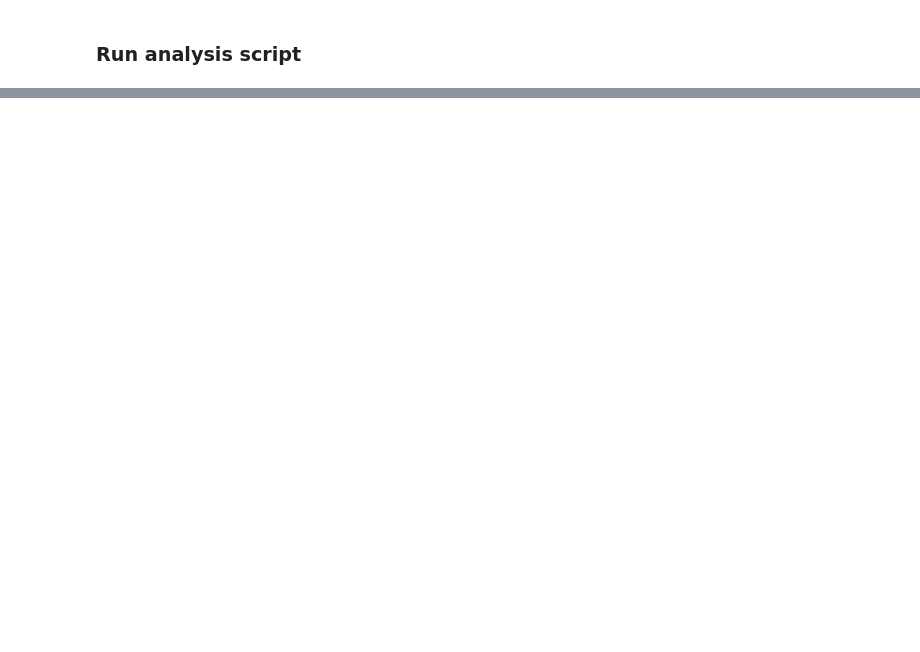
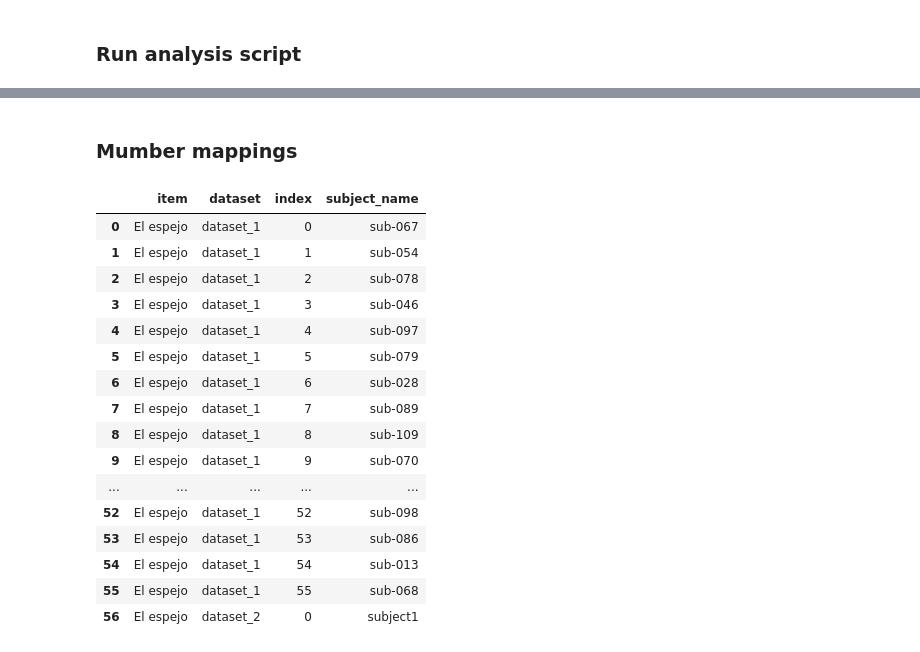
Before and after one commit to NeuroLIAA/reading-et, a Jupyter notebook: correlacion/correlacion.ipynb, the cells around one changed output, grey strips where cells are left out. Saved outputs shown, nothing was run; the diff lists cells and outputs as text; code cells hidden in the pictures; blank space fills up the shorter version.

```diff
--- a/correlacion/correlacion.ipynb
+++ b/correlacion/correlacion.ipynb
@@ -375,0 +632,22 @@ all_data_ob1.head(20)
+# %% [markdown]
+### Mumber mappings
+# %%
+mapping_df
+# %% [output]
+|  | item | dataset | index | subject_name |
+| 0 | El espejo | dataset_1 | 0 | sub-067 |
+| 1 | El espejo | dataset_1 | 1 | sub-054 |
+| 2 | El espejo | dataset_1 | 2 | sub-078 |
+| 3 | El espejo | dataset_1 | 3 | sub-046 |
+| 4 | El espejo | dataset_1 | 4 | sub-097 |
+| 5 | El espejo | dataset_1 | 5 | sub-079 |
+| 6 | El espejo | dataset_1 | 6 | sub-028 |
+| 7 | El espejo | dataset_1 | 7 | sub-089 |
+| 8 | El espejo | dataset_1 | 8 | sub-109 |
+| 9 | El espejo | dataset_1 | 9 | sub-070 |
+| ... | ... | ... | ... | ... |
+| 52 | El espejo | dataset_1 | 52 | sub-098 |
+| 53 | El espejo | dataset_1 | 53 | sub-086 |
+| 54 | El espejo | dataset_1 | 54 | sub-013 |
+| 55 | El espejo | dataset_1 | 55 | sub-068 |
+| 56 | El espejo | dataset_2 | 0 | subject1 |
```
Also changed, not shown: parts of 28 cells of this notebook, 31 other files.
